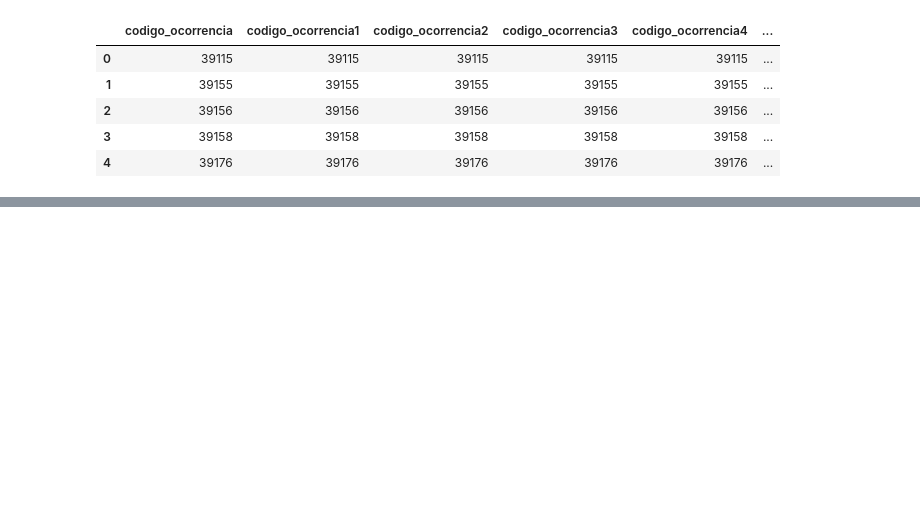
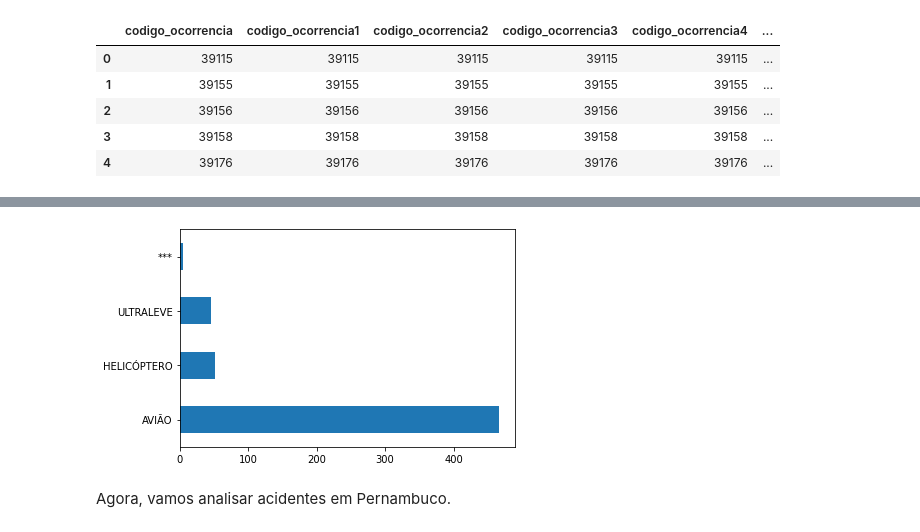
Before and after one commit to leonarddocchagas/data_science, a Jupyter notebook: ocorrencias_aeronauticas_da_aviacao_civil_brasileira.ipynb, the cells around one changed output, grey strips where cells are left out. Saved outputs shown, nothing was run; the diff lists cells and outputs as text; code cells hidden in the pictures; blank space fills up the shorter version.

```diff
--- a/ocorrencias_aeronauticas_da_aviacao_civil_brasileira.ipynb
+++ b/ocorrencias_aeronauticas_da_aviacao_civil_brasileira.ipynb
@@ -37,0 +445,7 @@ UnicodeDecodeError: ignored
+# %%
+# tipo de aeronaves envolvidas
+df_ocorrencia_aviacao_ne['aeronave_tipo_veiculo'].value_counts().plot.barh();
+# %% [output]
+[figure, added]
+# %% [markdown]
+Agora, vamos analisar acidentes em Pernambuco.
```
Also changed, not shown: parts of 58 cells of this notebook.
